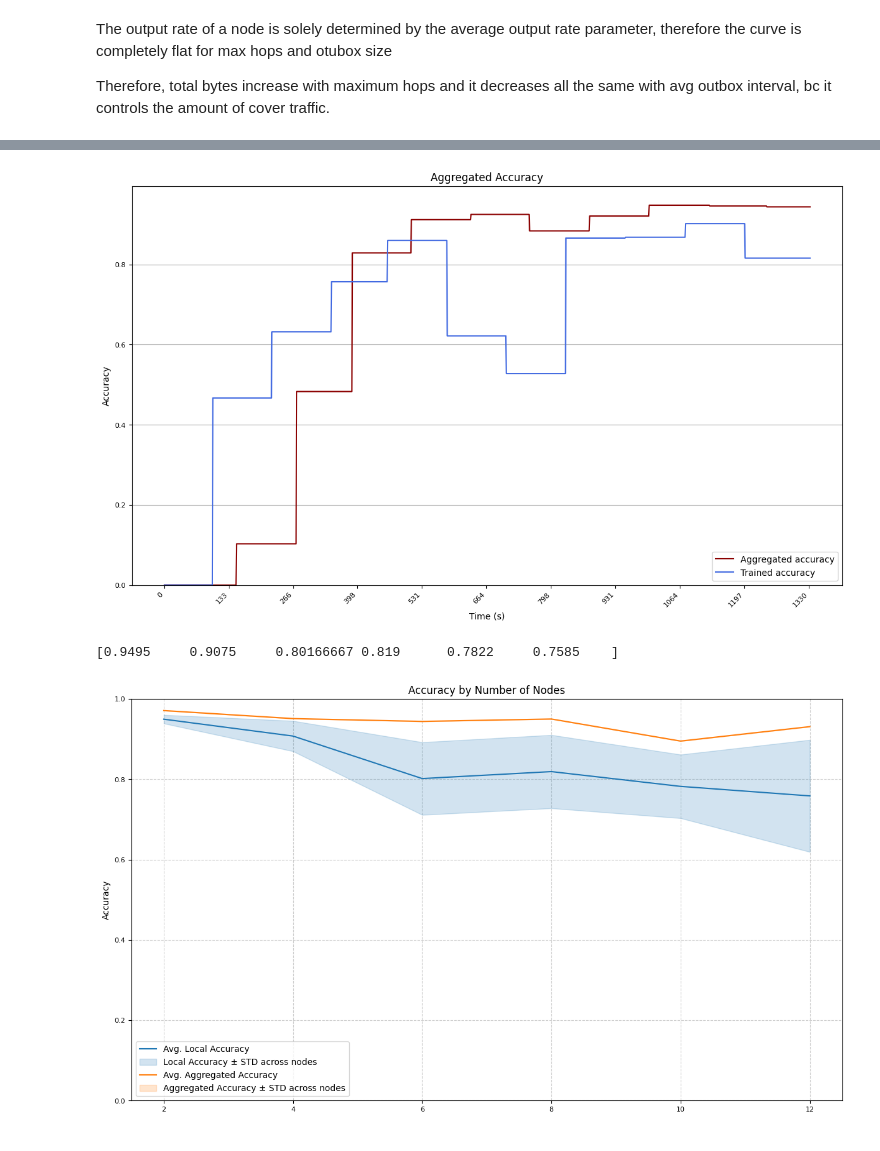
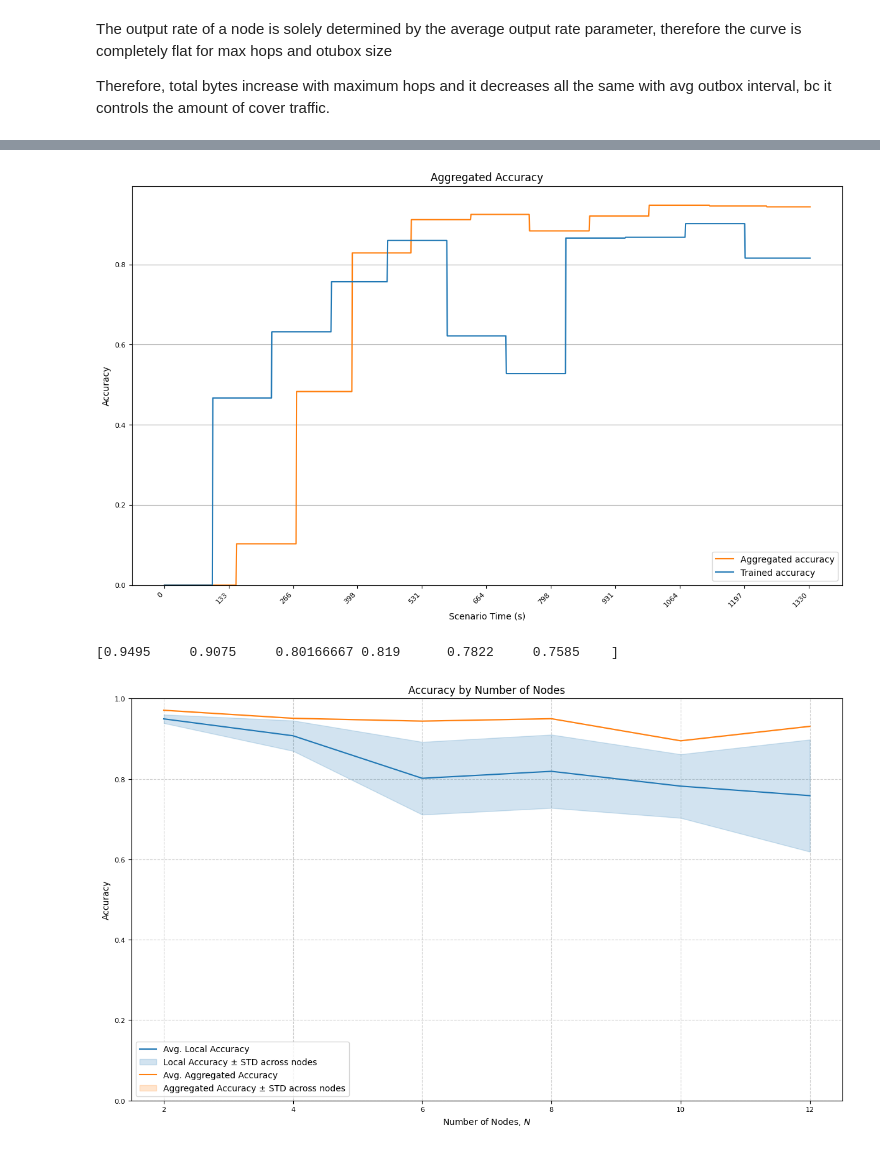
Before and after one commit to Altishofer/DFL_PeerBasedMixing, a Jupyter notebook: experiments/evaluation-plots.ipynb, the cells around one changed output, grey strips where cells are left out. Cells and saved outputs as stored; diff of their text form; code cells hidden in the pictures.

Commit message:
making graphs consistent

```diff
--- a/experiments/evaluation-plots.ipynb
+++ b/experiments/evaluation-plots.ipynb
@@ -421,10 +428,10 @@ def plot_acc(node):
 
     fig, ax = plt.subplots(figsize=FIGURE_SIZE)
 
-    ax.plot(x_axis, agg_acc, color='darkred', label="Aggregated accuracy")
-    ax.plot(x_axis, acc, color='royalblue', label="Trained accuracy")
+    ax.plot(x_axis, agg_acc, color='tab:orange', label="Aggregated accuracy")
+    ax.plot(x_axis, acc, color='tab:blue', label="Trained accuracy")
 
-    ax.set_xlabel("Time (s)")
+    ax.set_xlabel("Scenario Time (s)")
     ax.set_ylabel("Accuracy")
     ax.set_ylim(bottom=0, top=max(max(agg_acc), max(acc)) * 1.05)
 
@@ -443,7 +450,7 @@ def plot_acc(node):
 
 plot_acc('node_0')
 # %% [output]
-[figure, old version]
+[figure, new version]
 # %%
 plt.figure(figsize=FIGURE_SIZE)
 
@@ -463,31 +470,32 @@ print(local_mean)
 plt.plot(nr_nodes, local_mean, color="tab:blue", label="Avg. Local Accuracy")
 plt.fill_between(
     nr_nodes,
     local_mean - local_std,
     local_mean + local_std,
     color="tab:blue",
     alpha=0.2,
     label="Local Accuracy ± STD across nodes"
 )
 
 plt.plot(nr_nodes, global_mean, color="tab:orange", label="Avg. Aggregated Accuracy")
 plt.fill_between(
     nr_nodes,
     global_mean - global_std,
     global_mean + global_std,
     color="tab:orange",
     alpha=0.2,
     label="Aggregated Accuracy ± STD across nodes"
 )
 
 plt.ylim(0, 1)
 plt.tight_layout()
 plt.ylabel("Accuracy")
+plt.xlabel("Number of Nodes, $N$")
 plt.title("Accuracy by Number of Nodes")
 plt.legend()
 plt.grid(**GRID_STYLE)
 plt.savefig(join(figure_path, "accuracy_by_nodes.png"))
 plt.show()
 # %% [output]
 [0.9495     0.9075     0.80166667 0.819      0.7822     0.7585    ]
-[figure, old version]
+[figure, new version]
```
Also changed, not shown: parts of 6 cells of this notebook.
